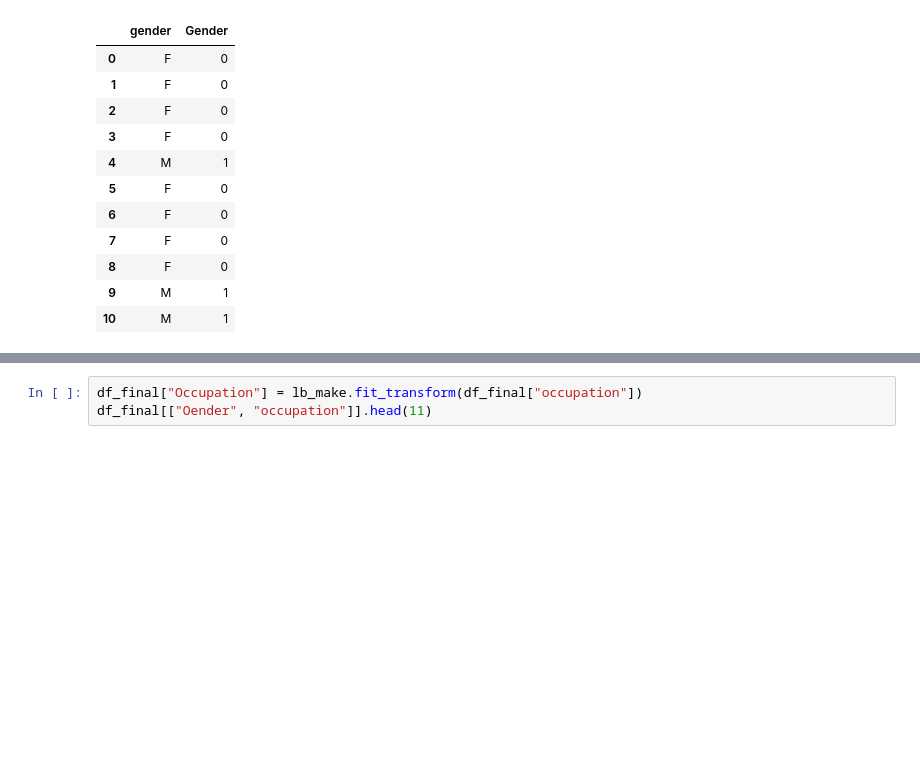
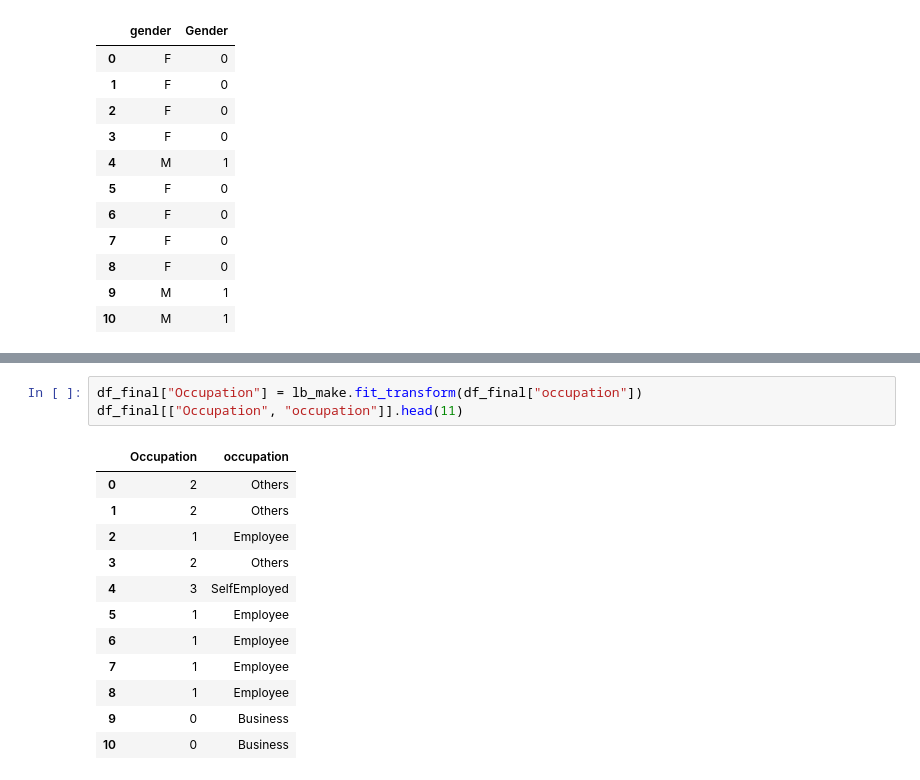
Before and after one commit to ritwizme/customer360, a Jupyter notebook: Untitled.ipynb, the cells around one changed output, grey strips where cells are left out. Drawn from its saved outputs; the diff is of its cells as text; blank space fills up the shorter version.

```diff
--- a/Untitled.ipynb
+++ b/Untitled.ipynb
@@ -106,3 +106,16 @@ df_final.head()
 # %%
 df_final["Occupation"] = lb_make.fit_transform(df_final["occupation"])
-df_final[["Oender", "occupation"]].head(11)
+df_final[["Occupation", "occupation"]].head(11)
+# %% [output]
+|  | Occupation | occupation |
+| 0 | 2 | Others |
+| 1 | 2 | Others |
+| 2 | 1 | Employee |
+| 3 | 2 | Others |
+| 4 | 3 | SelfEmployed |
+| 5 | 1 | Employee |
+| 6 | 1 | Employee |
+| 7 | 1 | Employee |
+| 8 | 1 | Employee |
+| 9 | 0 | Business |
+| 10 | 0 | Business |
```
Also changed, not shown: parts of 8 cells of this notebook, 1 other file.
